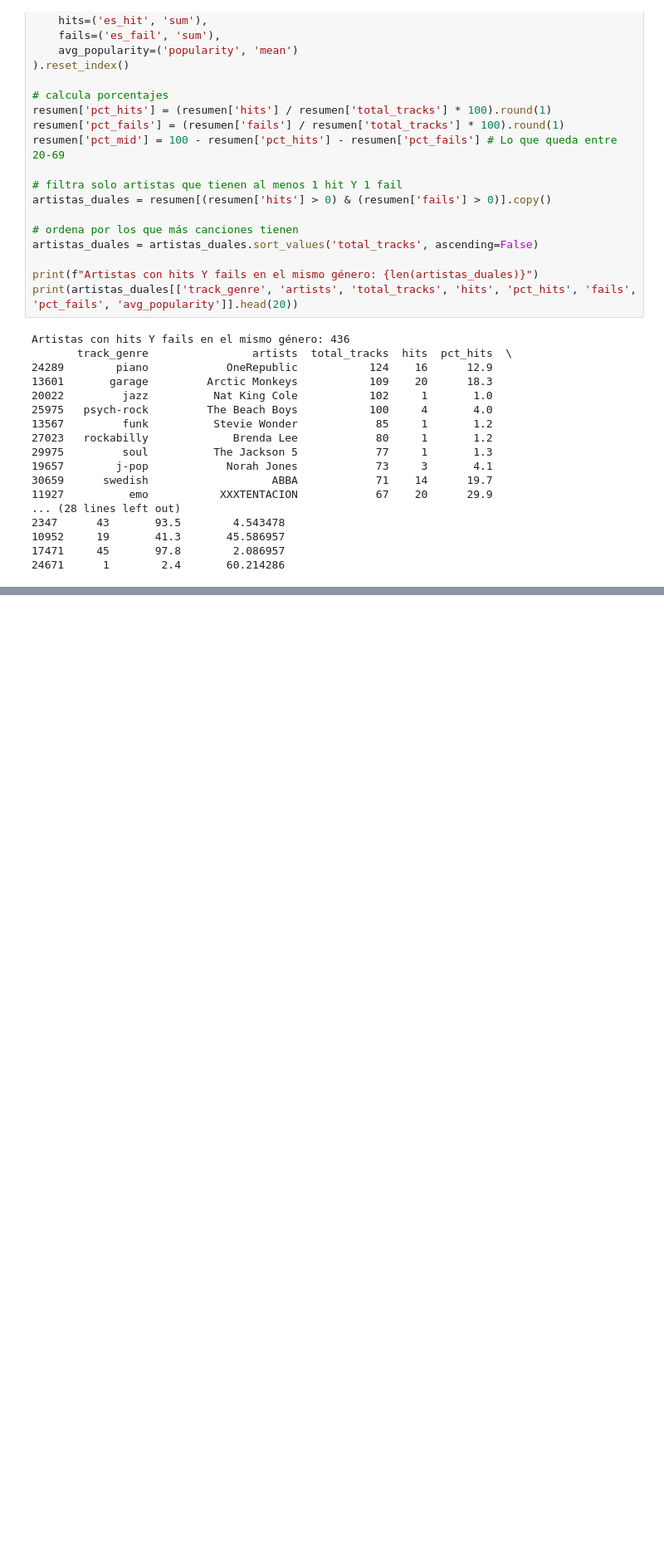
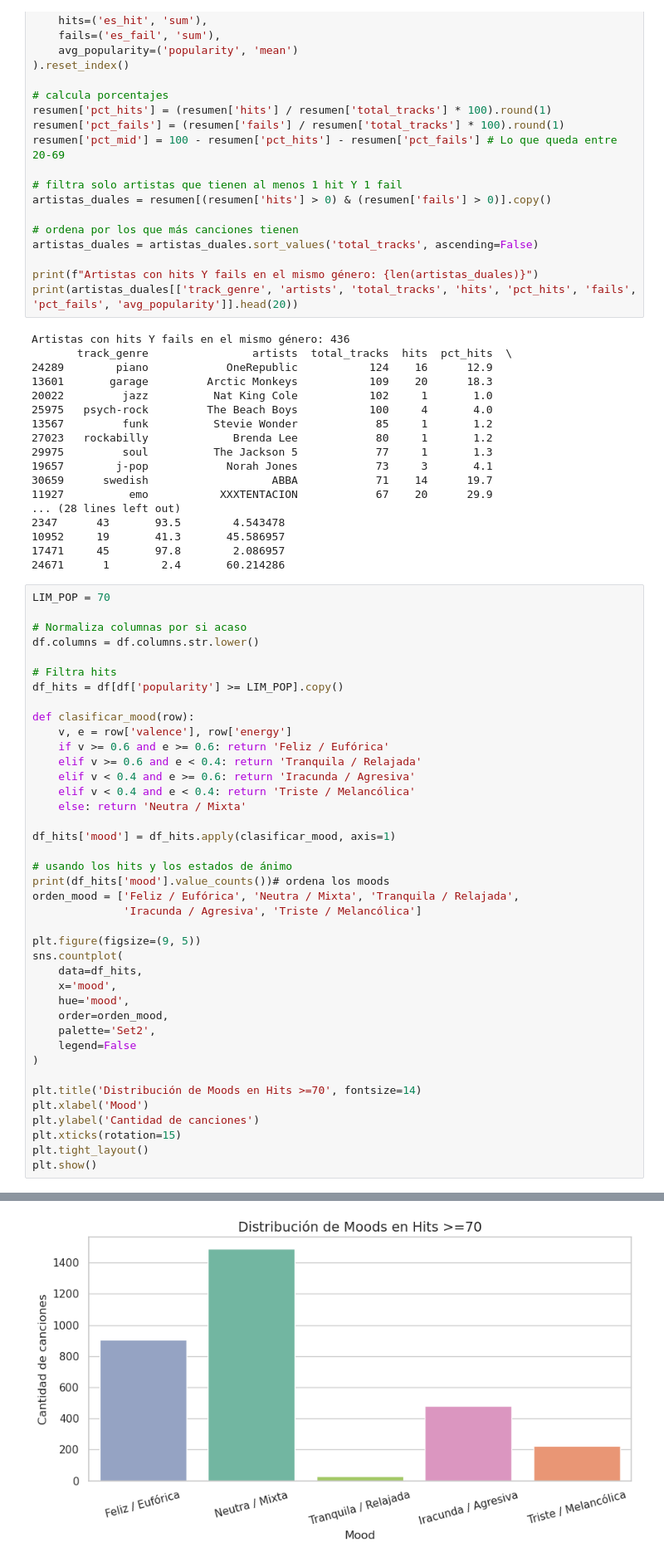
Before and after one commit to diplomadoequipo908-a11y/Proyecto-modulo-5, a Jupyter notebook: p5p1.ipynb, the cells around one changed output, grey strips where cells are left out. Shown at 83% size. Cells and saved outputs as stored; diff of their text form; blank space fills up the shorter version.

```diff
--- a/p5p1.ipynb
+++ b/p5p1.ipynb
@@ -463,3 +463,44 @@ Artistas con hits Y fails en el mismo género: 436
 10952     19       41.3       45.586957
 17471     45       97.8        2.086957
 24671      1        2.4       60.214286
+# %%
+LIM_POP = 70
+
+# Normaliza columnas por si acaso
+df.columns = df.columns.str.lower()
+
+# Filtra hits
+df_hits = df[df['popularity'] >= LIM_POP].copy()
+
+def clasificar_mood(row):
+    v, e = row['valence'], row['energy']
+    if v >= 0.6 and e >= 0.6: return 'Feliz / Eufórica'
+    elif v >= 0.6 and e < 0.4: return 'Tranquila / Relajada'
+    elif v < 0.4 and e >= 0.6: return 'Iracunda / Agresiva'
+    elif v < 0.4 and e < 0.4: return 'Triste / Melancólica'
+    else: return 'Neutra / Mixta'
+
+df_hits['mood'] = df_hits.apply(clasificar_mood, axis=1)
+
+# usando los hits y los estados de ánimo
+print(df_hits['mood'].value_counts())# ordena los moods
+orden_mood = ['Feliz / Eufórica', 'Neutra / Mixta', 'Tranquila / Relajada',
+              'Iracunda / Agresiva', 'Triste / Melancólica']
+
+plt.figure(figsize=(9, 5))
+sns.countplot(
+    data=df_hits,
+    x='mood',
+    hue='mood',
+    order=orden_mood,
+    palette='Set2',
+    legend=False
+)
+
+plt.title('Distribución de Moods en Hits >=70', fontsize=14)
+plt.xlabel('Mood')
+plt.ylabel('Cantidad de canciones')
+plt.xticks(rotation=15)
+plt.tight_layout()
+plt.show()
+# %% [output]
@@ -465,0 +514 @@ Artistas con hits Y fails en el mismo género: 436
+[figure, added]
```
Also changed, not shown: parts of 15 cells of this notebook.
